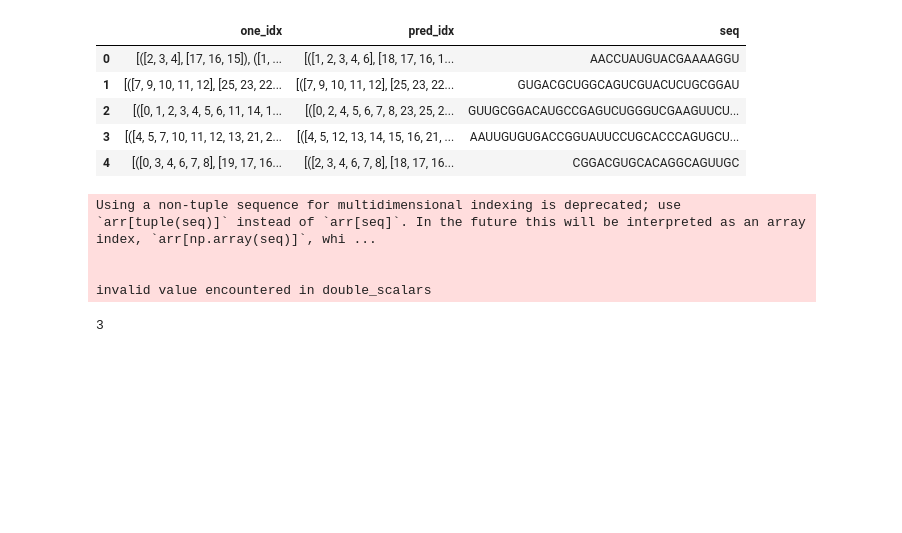
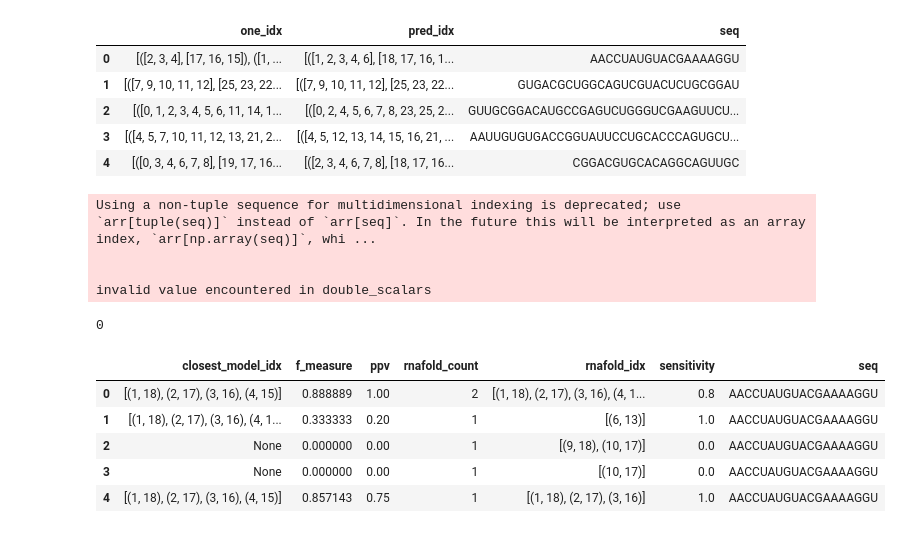
Before and after one commit to PSI-Lab/alice-sandbox, a Jupyter notebook: rna_ss/eval/rnafold_mini_data_2d_ar_2/check_perf_rnafold_rand_seq_rnsemble.ipynb, the cells around one changed output. Cells and saved outputs as stored; diff of their text form; code cells hidden in the pictures; blank space fills up the shorter version.

```diff
--- a/rna_ss/eval/rnafold_mini_data_2d_ar_2/check_perf_rnafold_rand_seq_rnsemble.ipynb
+++ b/rna_ss/eval/rnafold_mini_data_2d_ar_2/check_perf_rnafold_rand_seq_rnsemble.ipynb
@@ -22,7 +25,9 @@ import plotly.graph_objs as go
 import plotly.figure_factory as ff
 init_notebook_mode(connected=True)
 # %%
-df = pd.read_pickle('result/prediction.rand_seqs_var_len_sample_ensemble_10_100_100.2019_09_12_1.sample100.pkl')
+result_filenmae = 'result/prediction.rand_seqs_var_len_sample_ensemble_10_100_100.2019_09_12_1.sample100.pkl'
+# %%
+df = pd.read_pickle(result_filenmae)
 # %%
 df.head()
 # %% [output]
@@ -60,9 +65,9 @@ for _, row in df.iterrows():
     seq = row['seq']
     rnafold_struct_count = Counter(_to_tuple(row['one_idx']))
     model_struct_count = Counter(_to_tuple(row['pred_idx']))
-    # only keep structures that occurs more than 2 times (2% in sampled structures)
-    rnafold_struct_count = {k: v for k, v in rnafold_struct_count.iteritems() if v >=2}
-    model_struct_count = {k: v for k, v in model_struct_count.iteritems() if v >=2}
+#     # only keep structures that occurs more than 2 times (2% in sampled structures)
+#     rnafold_struct_count = {k: v for k, v in rnafold_struct_count.iteritems() if v >=2}
+#     model_struct_count = {k: v for k, v in model_struct_count.iteritems() if v >=2}
 #     # only keep structures that occurs more than 5 times (5% in sampled structures)
 #     rnafold_struct_count = {k: v for k, v in rnafold_struct_count.iteritems() if v >=5}
 #     model_struct_count = {k: v for k, v in model_struct_count.iteritems() if v >=5}
@@ -78,7 +83,7 @@ for _, row in df.iterrows():
     # for each structure from RNAfold
     # evaluate against all structures from the model, pick the closest one, record performance
 #     result = []
-    for rnafold_struct in rnafold_struct_count.keys():
+    for rnafold_struct, rnafold_count in rnafold_struct_count.iteritems():
         r_s = _to_mat(rnafold_struct, len(seq))
         sensitivity = 0
         ppv = 0
@@ -102,6 +107,7 @@ for _, row in df.iterrows():
             'sensitivity': sensitivity,
             'ppv': ppv,
             'f_measure': f_measure,
+            'rnafold_count': rnafold_count,
         })
 
 #     print rnafold_struct_count
@@ -117,4 +123,13 @@ Using a non-tuple sequence for multidimensional indexing is deprecated; use `arr
 
 
 invalid value encountered in double_scalars
-3
+0
+# %%
+df_metric.head()
+# %% [output]
+|  | closest_model_idx | f_measure | ppv | rnafold_count | rnafold_idx | sensitivity | seq |
+| 0 | [(1, 18), (2, 17), (3, 16), (4, 15)] | 0.888889 | 1.00 | 2 | [(1, 18), (2, 17), (3, 16), (4, 1... | 0.8 | AACCUAUGUACGAAAAGGU |
+| 1 | [(1, 18), (2, 17), (3, 16), (4, 1... | 0.333333 | 0.20 | 1 | [(6, 13)] | 1.0 | AACCUAUGUACGAAAAGGU |
+| 2 | None | 0.000000 | 0.00 | 1 | [(9, 18), (10, 17)] | 0.0 | AACCUAUGUACGAAAAGGU |
+| 3 | None | 0.000000 | 0.00 | 1 | [(10, 17)] | 0.0 | AACCUAUGUACGAAAAGGU |
+| 4 | [(1, 18), (2, 17), (3, 16), (4, 15)] | 0.857143 | 0.75 | 1 | [(1, 18), (2, 17), (3, 16)] | 1.0 | AACCUAUGUACGAAAAGGU |
```
Also changed, not shown: parts of 12 cells of this notebook, 2 other files.
